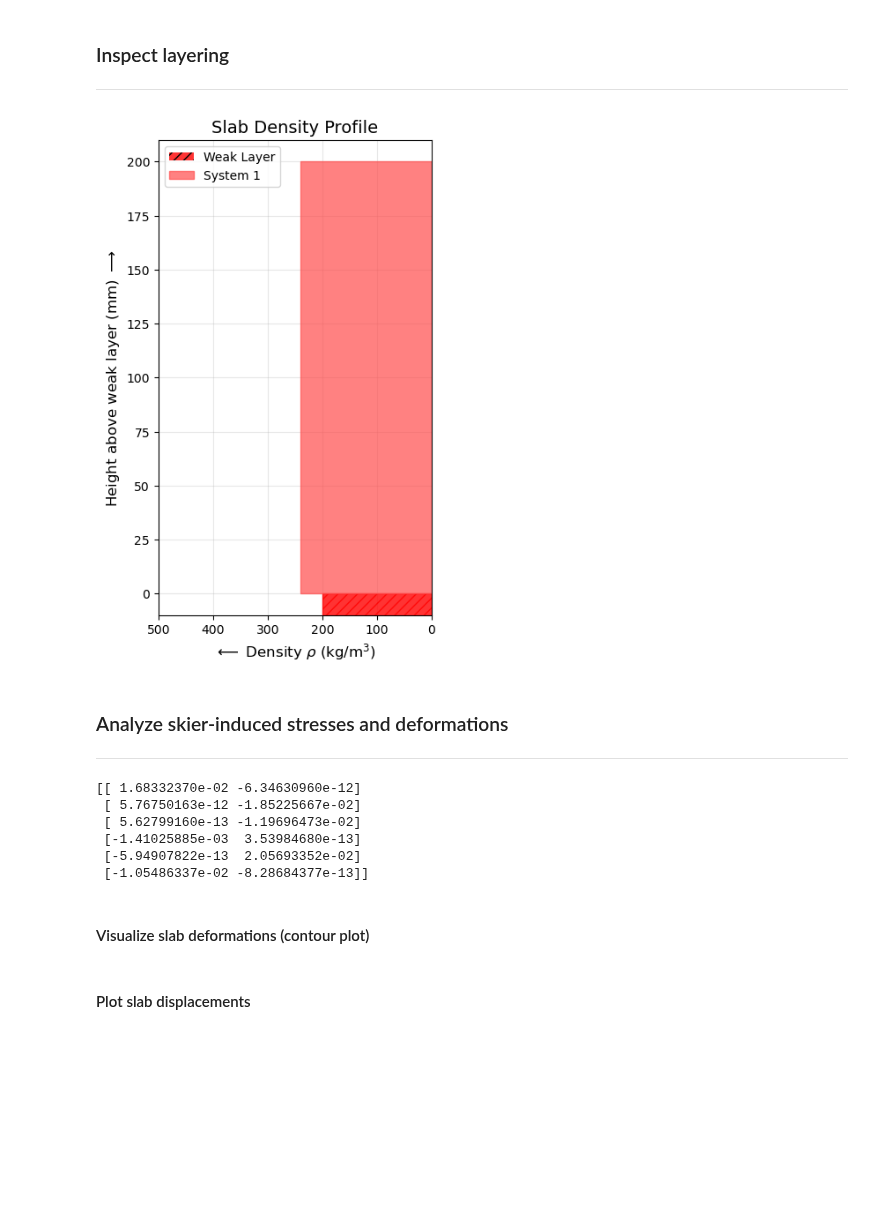
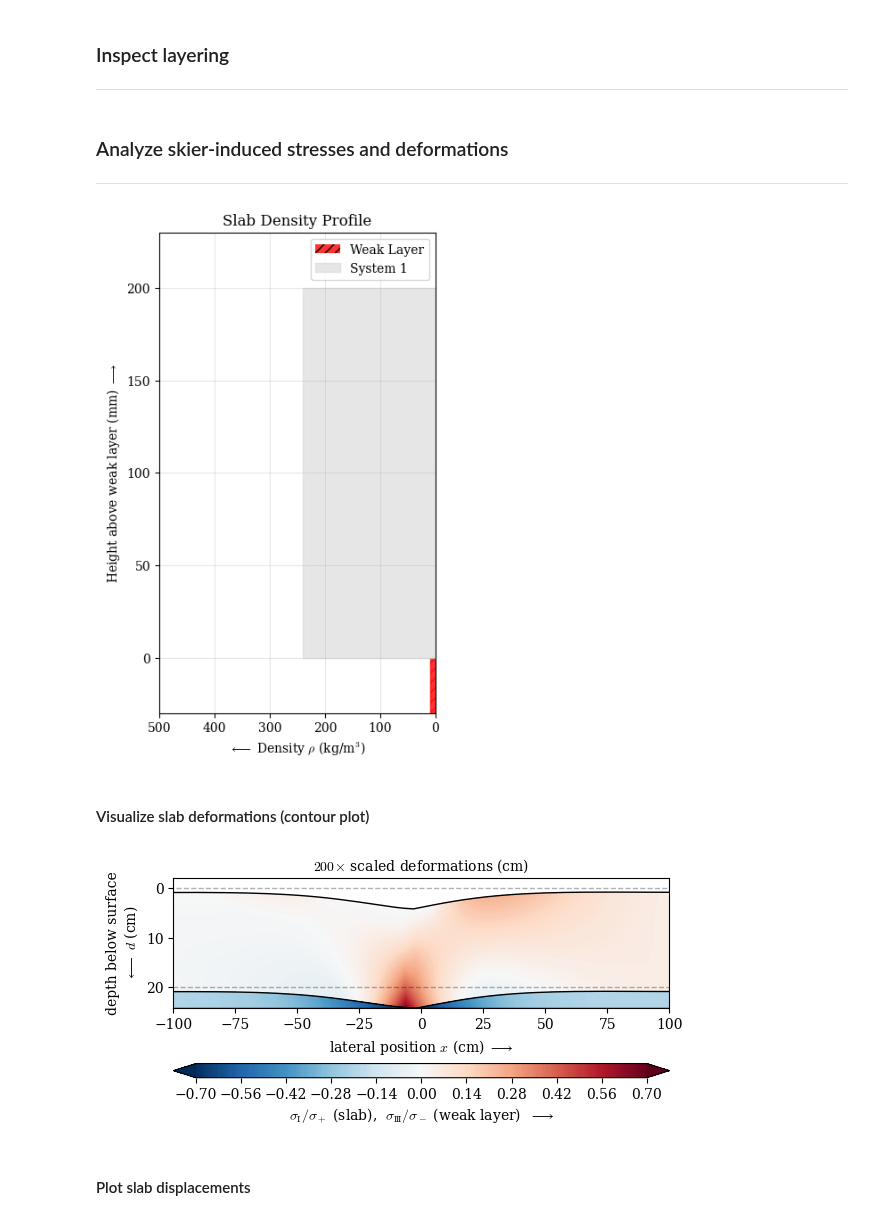
Before and after one commit to 2phi/weac, a Jupyter notebook: demo_weac2.ipynb, the cells around one changed output. Drawn from its saved outputs; the diff is of its cells as text; code cells hidden in the pictures; blank space fills up the shorter version.

Commit message:
Refactor: Analysis Implementation.

```diff
--- a/demo_weac2.ipynb
+++ b/demo_weac2.ipynb
@@ -114,11 +66,6 @@ pst_cut_right_model = SystemModel(
 ---
 # %%
 from weac_2.analysis.plotter import Plotter
-
-plotter = Plotter(system=skier_model)
-fig = plotter.plot_slab_profile()
-# %% [output]
-[figure, removed]
 # %% [markdown]
 ### Analyze skier-induced stresses and deformations
 ---
@@ -136,29 +83,46 @@ fig = plotter.plot_slab_profile()
 #  |||||||||||||||||||||||||||||||||||
 # --------------------------------------
 # %%
-unknown_constants = skier_model.unknown_constants
-print(unknown_constants)
+from weac_2.analysis.analyzer import Analyzer
+
+# Default slab profile
+default_slab_layers = [
+    Layer(rho=240, h=200),
+]
+skier_config = ScenarioConfig(
+    system_type='skier',
+    phi=30,
+)
+skier_segments = [
+    Segment(length=5000, has_foundation=True, m=0),
+    Segment(length=0, has_foundation=False, m=80),
+    Segment(length=0, has_foundation=False, m=00),
+    Segment(length=5000, has_foundation=True, m=0),
+]
+skier_input = ModelInput(
+    scenario_config=skier_config,
+    layers=default_slab_layers,
+    segments=skier_segments,
+)
+# One skier on homogeneous default slab (240 kg/m^3, 200 mm)
+skier_model = SystemModel(
+    model_input=skier_input,
+)
 
 
-# Prepare the output by rasterizing the solution vector at all
-# horizontal positions xsl (slab). The result is returned in the
-# form of the ndarray z. Also provides xwl (weak layer) that only
-# contains x-coordinates that are supported by a foundation.
-# xsl_skier, z_skier, xwl_skier = skier.rasterize_solution(
-#     C=C_skier, phi=inclination, **seg_skier)
+skier_plotter = Plotter(skier_model)
+fig = skier_plotter.plot_slab_profile()
+
+skier_analyzer = Analyzer(skier_model)
+xsl_skier, z_skier, xwl_skier = skier_analyzer.rasterize_solution()
 # %% [output]
-[[ 1.68332370e-02 -6.34630960e-12]
- [ 5.76750163e-12 -1.85225667e-02]
- [ 5.62799160e-13 -1.19696473e-02]
- [-1.41025885e-03  3.53984680e-13]
- [-5.94907822e-13  2.05693352e-02]
- [-1.05486337e-02 -8.28684377e-13]]
+[figure, added]
 # %% [markdown]
 #### Visualize slab deformations (contour plot)
 # %%
-weac.plot.deformed(skier, xsl=xsl_skier, xwl=xwl_skier, z=z_skier,
-                   phi=inclination, window=200, scale=200, aspect=2,
-                   field='principal')
+skier_plotter.plot_deformed(xsl_skier, xwl_skier, z_skier, skier_analyzer, scale=200, window=200, aspect=2, field='principal')
+# %% [output]
+[figure, added]
 # %% [markdown]
 #### Plot slab displacements
 # %%
```
Also changed, not shown: parts of 13 cells of this notebook, 13 other files.
